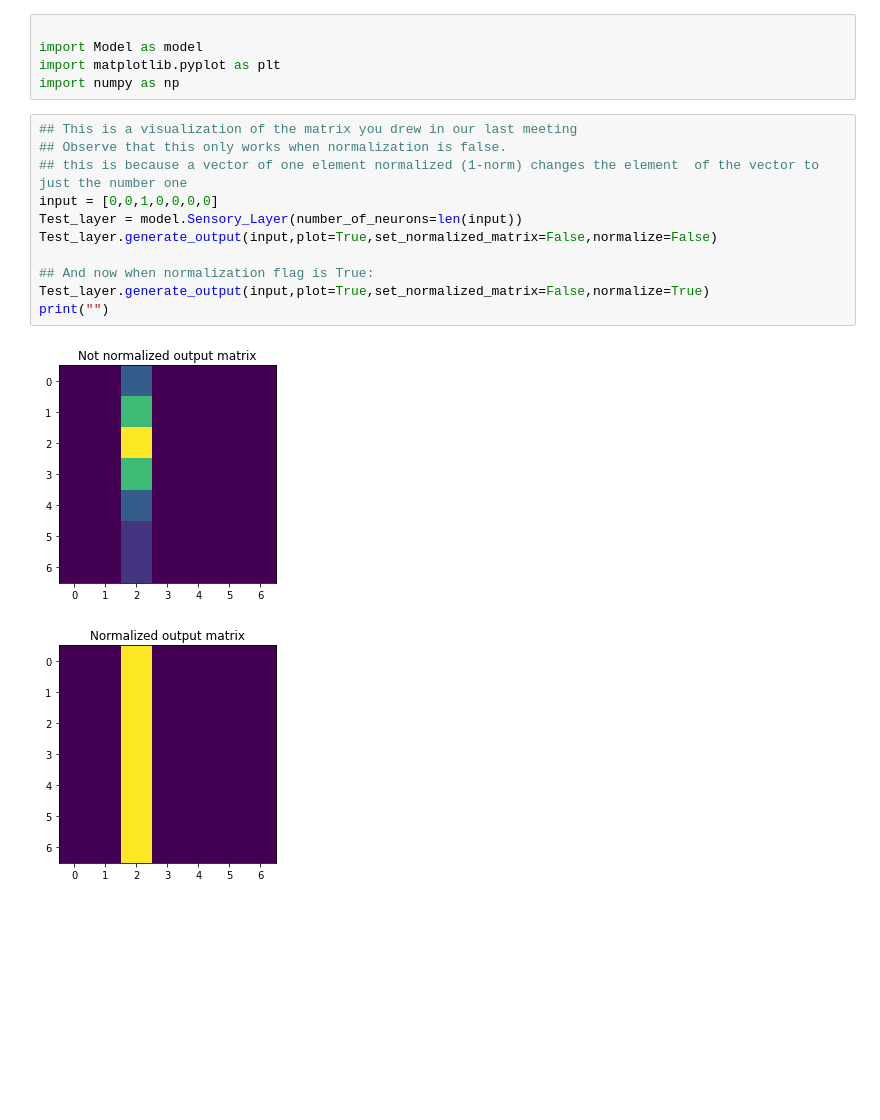
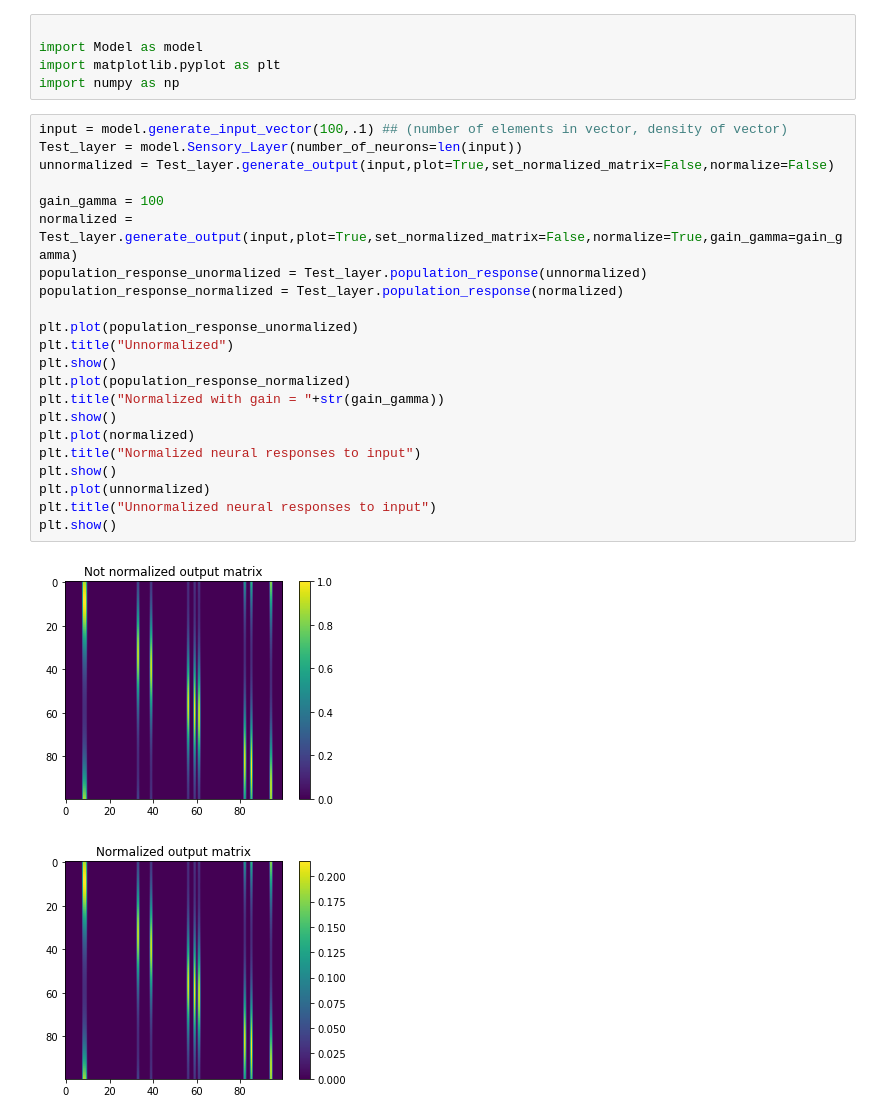
Before and after one commit to aaron23pueschel/Memory-Generalization-Model, a Jupyter notebook: Test_model.ipynb, the cells around one changed output. Saved outputs shown, nothing was run; the diff lists cells and outputs as text; blank space fills up the shorter version.

Commit message:
Fixed normalization, added population response vector

```diff
--- a/Test_model.ipynb
+++ b/Test_model.ipynb
@@ -3,17 +3,28 @@
 import Model as model
 import matplotlib.pyplot as plt
 import numpy as np
-# %%
-## This is a visualization of the matrix you drew in our last meeting
-## Observe that this only works when normalization is false.
-## this is because a vector of one element normalized (1-norm) changes the element  of the vector to just the number one
-input = [0,0,1,0,0,0,0]
-Test_layer = model.Sensory_Layer(number_of_neurons=len(input))
-Test_layer.generate_output(input,plot=True,set_normalized_matrix=False,normalize=False)
-
-## And now when normalization flag is True:
-Test_layer.generate_output(input,plot=True,set_normalized_matrix=False,normalize=True)
-print("")
-# %% [output]
-[figure, removed]
-[figure, removed]
+# %%
+input = model.generate_input_vector(100,.1) ## (number of elements in vector, density of vector)
+Test_layer = model.Sensory_Layer(number_of_neurons=len(input))
+unnormalized = Test_layer.generate_output(input,plot=True,set_normalized_matrix=False,normalize=False)
+
+gain_gamma = 100
+normalized = Test_layer.generate_output(input,plot=True,set_normalized_matrix=False,normalize=True,gain_gamma=gain_gamma)
+population_response_unormalized = Test_layer.population_response(unnormalized)
+population_response_normalized = Test_layer.population_response(normalized)
+
+plt.plot(population_response_unormalized)
+plt.title("Unnormalized")
+plt.show()
+plt.plot(population_response_normalized)
+plt.title("Normalized with gain = "+str(gain_gamma))
+plt.show()
+plt.plot(normalized)
+plt.title("Normalized neural responses to input")
+plt.show()
+plt.plot(unnormalized)
+plt.title("Unnormalized neural responses to input")
+plt.show()
+# %% [output]
+[figure, added]
+[figure, added]
```
Also changed, not shown: parts of 2 cells of this notebook, 1 other file.
